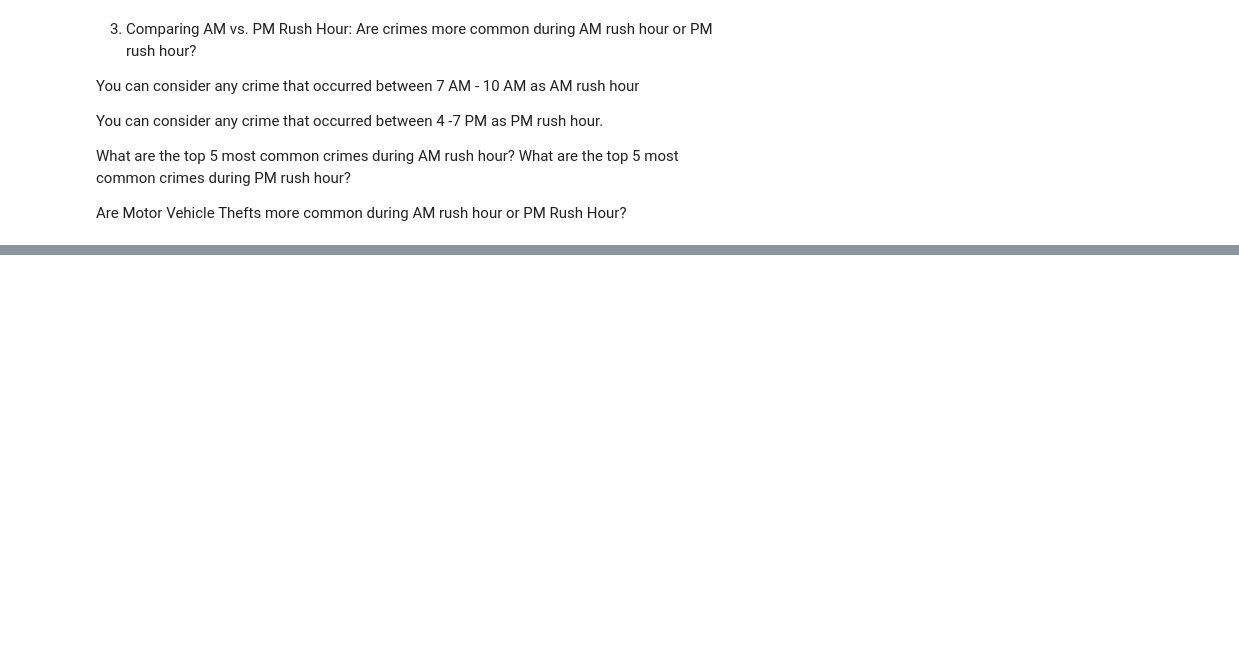
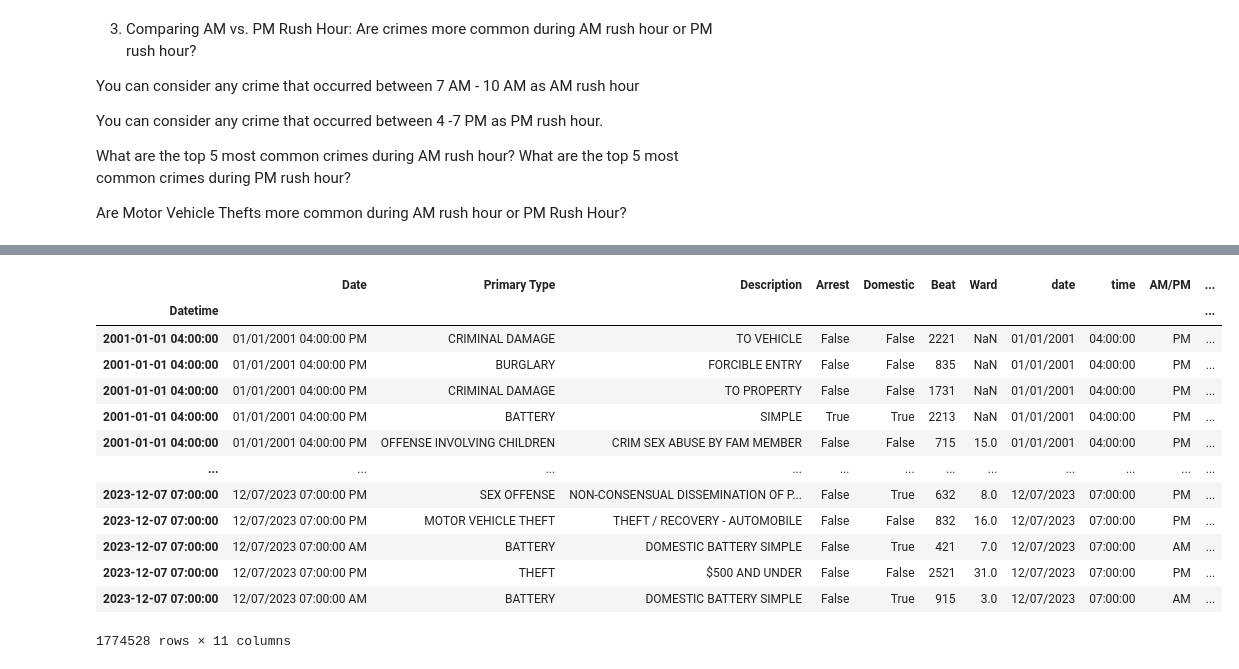
Before and after one commit to AsmaBenHmidene/Chicago-Crime, a Jupyter notebook: Prepare Chicago Crime Data for a GitHub Repository.ipynb, the cells around one changed output, grey strips where cells are left out. Drawn from its saved outputs; the diff is of its cells as text; code cells hidden in the pictures; blank space fills up the shorter version.

```diff
--- a/Prepare Chicago Crime Data for a GitHub Repository.ipynb
+++ b/Prepare Chicago Crime Data for a GitHub Repository.ipynb
@@ -431,0 +547,18 @@ crimes_by_hour
+# %%
+chicago2=chicago.loc[(chicago['Period'] >= '04:00:00 PM') & (chicago['Period'] <= '07:00:00 PM')]
+chicago2
+# %% [output]
+|  | Date | Primary Type | Description | Arrest | Domestic | Beat | Ward | date | time | AM/PM | ... |
+| Datetime |  |  |  |  |  |  |  |  |  |  | ... |
+| 2001-01-01 04:00:00 | 01/01/2001 04:00:00 PM | CRIMINAL DAMAGE | TO VEHICLE | False | False | 2221 | NaN | 01/01/2001 | 04:00:00 | PM | ... |
+| 2001-01-01 04:00:00 | 01/01/2001 04:00:00 PM | BURGLARY | FORCIBLE ENTRY | False | False | 835 | NaN | 01/01/2001 | 04:00:00 | PM | ... |
+| 2001-01-01 04:00:00 | 01/01/2001 04:00:00 PM | CRIMINAL DAMAGE | TO PROPERTY | False | False | 1731 | NaN | 01/01/2001 | 04:00:00 | PM | ... |
+| 2001-01-01 04:00:00 | 01/01/2001 04:00:00 PM | BATTERY | SIMPLE | True | True | 2213 | NaN | 01/01/2001 | 04:00:00 | PM | ... |
+| 2001-01-01 04:00:00 | 01/01/2001 04:00:00 PM | OFFENSE INVOLVING CHILDREN | CRIM SEX ABUSE BY FAM MEMBER | False | False | 715 | 15.0 | 01/01/2001 | 04:00:00 | PM | ... |
+| ... | ... | ... | ... | ... | ... | ... | ... | ... | ... | ... | ... |
+| 2023-12-07 07:00:00 | 12/07/2023 07:00:00 PM | SEX OFFENSE | NON-CONSENSUAL DISSEMINATION OF P... | False | True | 632 | 8.0 | 12/07/2023 | 07:00:00 | PM | ... |
+| 2023-12-07 07:00:00 | 12/07/2023 07:00:00 PM | MOTOR VEHICLE THEFT | THEFT / RECOVERY - AUTOMOBILE | False | False | 832 | 16.0 | 12/07/2023 | 07:00:00 | PM | ... |
+| 2023-12-07 07:00:00 | 12/07/2023 07:00:00 AM | BATTERY | DOMESTIC BATTERY SIMPLE | False | True | 421 | 7.0 | 12/07/2023 | 07:00:00 | AM | ... |
+| 2023-12-07 07:00:00 | 12/07/2023 07:00:00 PM | THEFT | $500 AND UNDER | False | False | 2521 | 31.0 | 12/07/2023 | 07:00:00 | PM | ... |
+| 2023-12-07 07:00:00 | 12/07/2023 07:00:00 AM | BATTERY | DOMESTIC BATTERY SIMPLE | False | True | 915 | 3.0 | 12/07/2023 | 07:00:00 | AM | ... |
+1774528 rows × 11 columns
```
Also changed, not shown: parts of 21 cells of this notebook.
